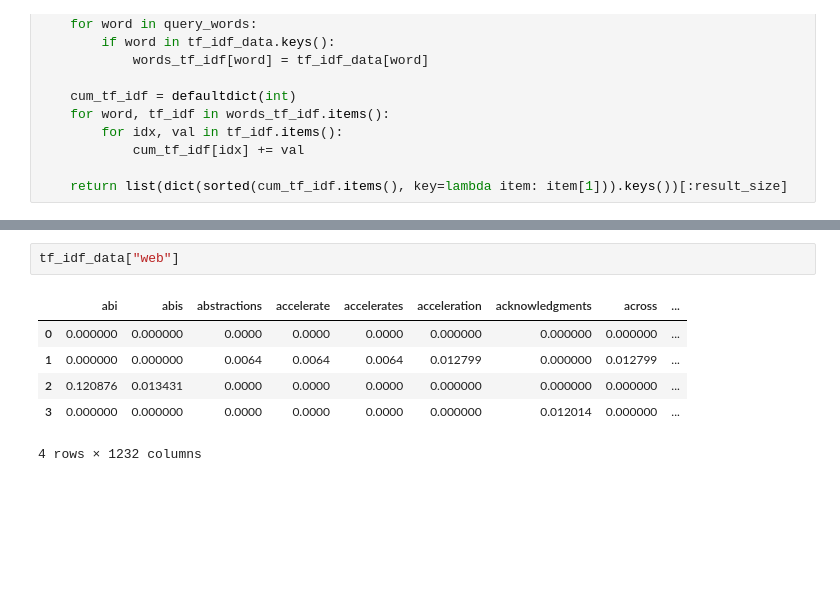
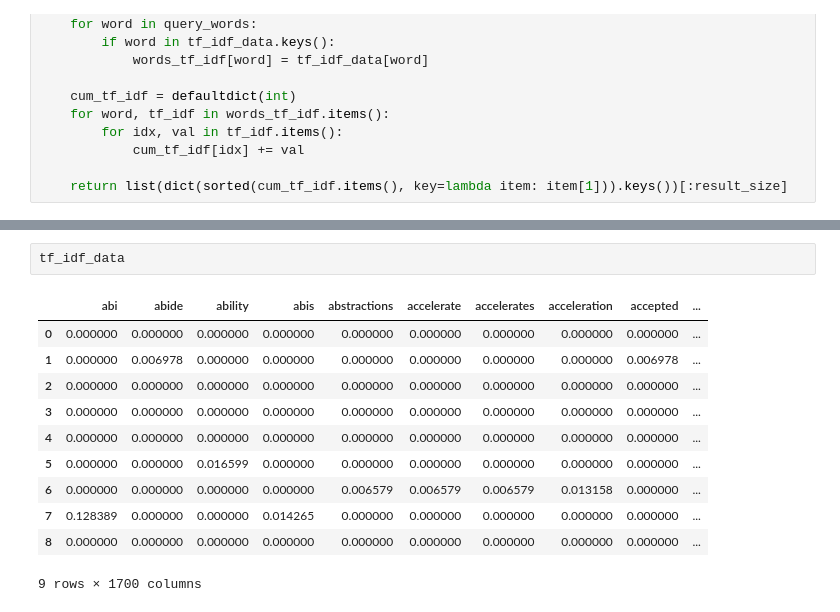
Before and after one commit to AxelGard/seek-ipns, a Jupyter notebook: playground/tf_idf.ipynb, the cells around one changed output, grey strips where cells are left out. Saved outputs shown, nothing was run; the diff lists cells and outputs as text; blank space fills up the shorter version.

Commit message:
added more data

```diff
--- a/playground/tf_idf.ipynb
+++ b/playground/tf_idf.ipynb
@@ -98,9 +103,14 @@ for idx in idxs:
 # %%
-tf_idf_data["web"]
+tf_idf_data
 # %% [output]
-|  | abi | abis | abstractions | accelerate | accelerates | acceleration | acknowledgments | across | ... |
-| 0 | 0.000000 | 0.000000 | 0.0000 | 0.0000 | 0.0000 | 0.000000 | 0.000000 | 0.000000 | ... |
-| 1 | 0.000000 | 0.000000 | 0.0064 | 0.0064 | 0.0064 | 0.012799 | 0.000000 | 0.012799 | ... |
-| 2 | 0.120876 | 0.013431 | 0.0000 | 0.0000 | 0.0000 | 0.000000 | 0.000000 | 0.000000 | ... |
-| 3 | 0.000000 | 0.000000 | 0.0000 | 0.0000 | 0.0000 | 0.000000 | 0.012014 | 0.000000 | ... |
+|  | abi | abide | ability | abis | abstractions | accelerate | accelerates | acceleration | accepted | ... |
+| 0 | 0.000000 | 0.000000 | 0.000000 | 0.000000 | 0.000000 | 0.000000 | 0.000000 | 0.000000 | 0.000000 | ... |
+| 1 | 0.000000 | 0.006978 | 0.000000 | 0.000000 | 0.000000 | 0.000000 | 0.000000 | 0.000000 | 0.006978 | ... |
+| 2 | 0.000000 | 0.000000 | 0.000000 | 0.000000 | 0.000000 | 0.000000 | 0.000000 | 0.000000 | 0.000000 | ... |
+| 3 | 0.000000 | 0.000000 | 0.000000 | 0.000000 | 0.000000 | 0.000000 | 0.000000 | 0.000000 | 0.000000 | ... |
+| 4 | 0.000000 | 0.000000 | 0.000000 | 0.000000 | 0.000000 | 0.000000 | 0.000000 | 0.000000 | 0.000000 | ... |
+| 5 | 0.000000 | 0.000000 | 0.016599 | 0.000000 | 0.000000 | 0.000000 | 0.000000 | 0.000000 | 0.000000 | ... |
+| 6 | 0.000000 | 0.000000 | 0.000000 | 0.000000 | 0.006579 | 0.006579 | 0.006579 | 0.013158 | 0.000000 | ... |
+| 7 | 0.128389 | 0.000000 | 0.000000 | 0.014265 | 0.000000 | 0.000000 | 0.000000 | 0.000000 | 0.000000 | ... |
+| 8 | 0.000000 | 0.000000 | 0.000000 | 0.000000 | 0.000000 | 0.000000 | 0.000000 | 0.000000 | 0.000000 | ... |
-4 rows × 1232 columns
+9 rows × 1700 columns
```
Also changed, not shown: parts of 4 cells of this notebook, 7 other files.
